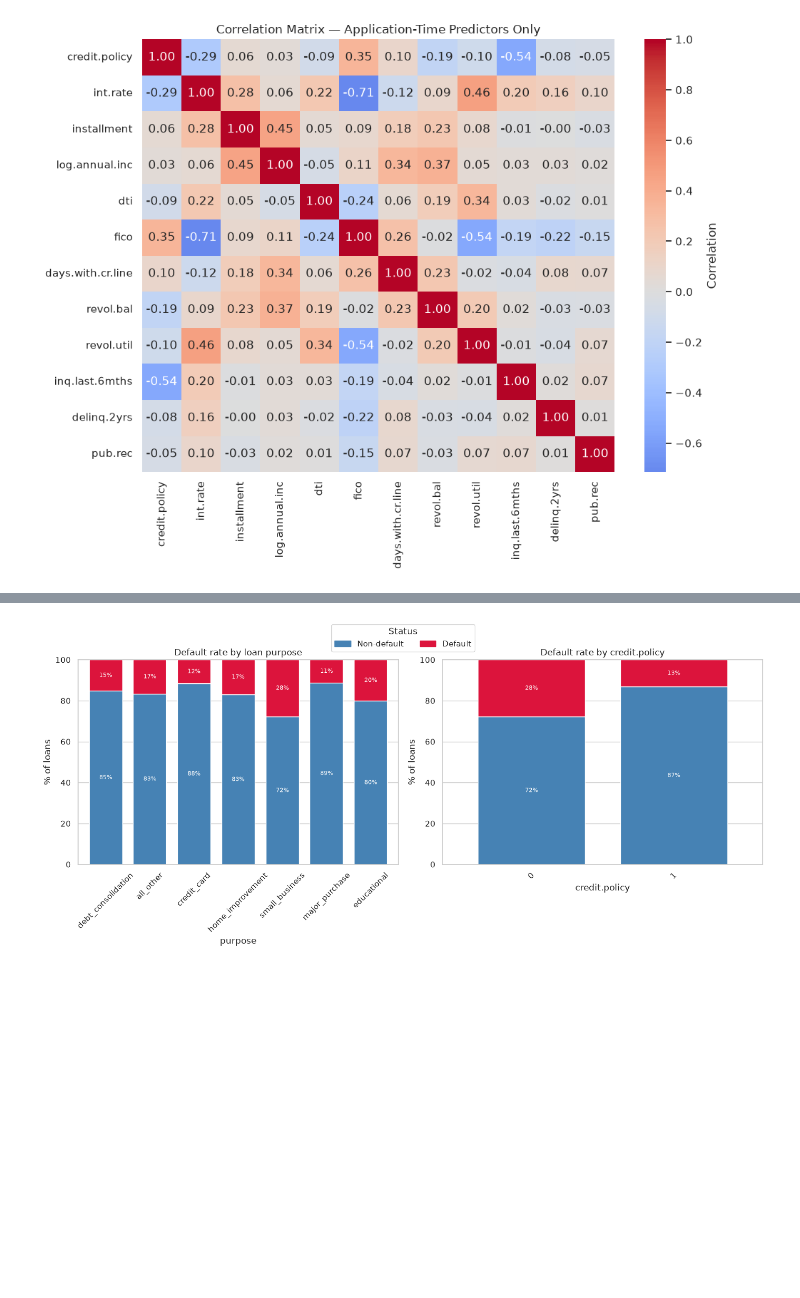
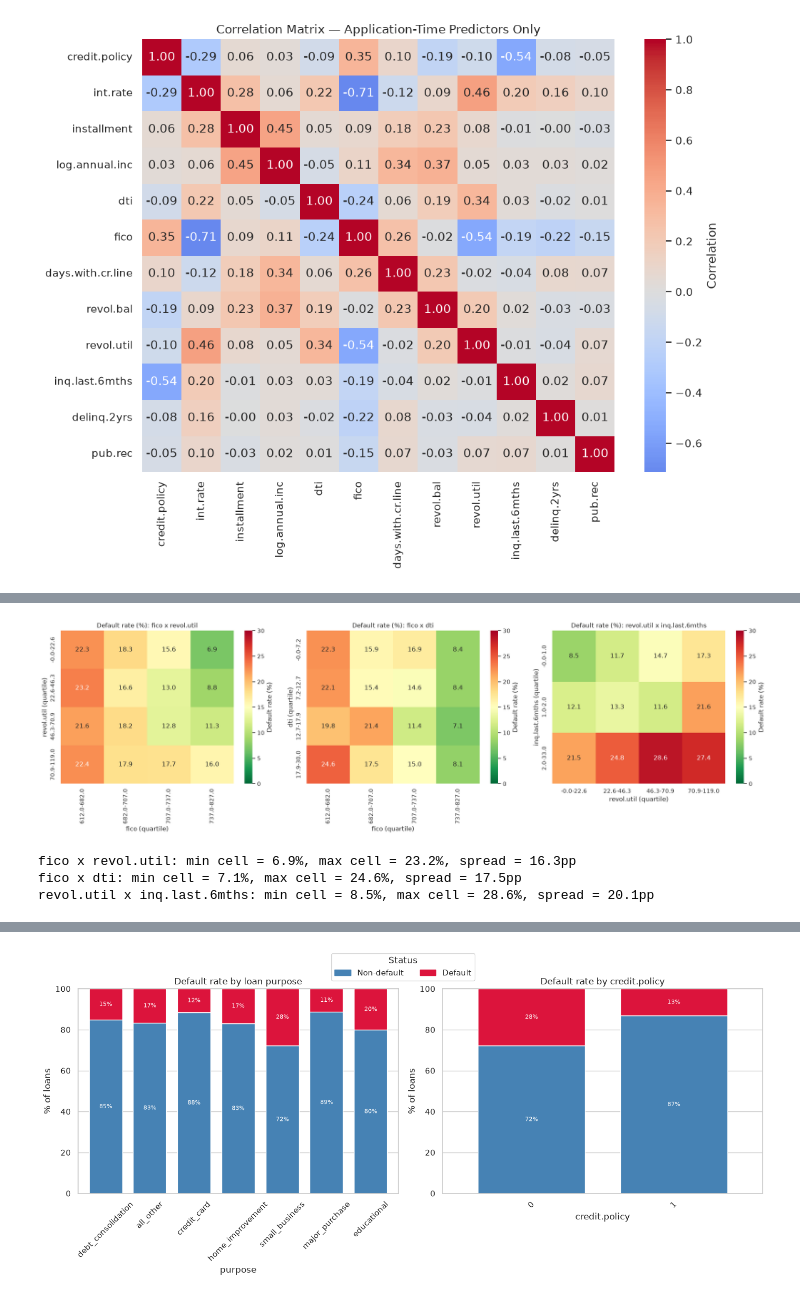
Before and after one commit to JLaniado/credit_ete_analysis, a Jupyter notebook: notebooks/Credit_Default_EDA_PCA.ipynb, the cells around one changed output, grey strips where cells are left out. Saved outputs shown, nothing was run; the diff lists cells and outputs as text; code cells hidden in the pictures; blank space fills up the shorter version.

```diff
--- a/notebooks/Credit_Default_EDA_PCA.ipynb
+++ b/notebooks/Credit_Default_EDA_PCA.ipynb
@@ -347,0 +439,32 @@ the red segment is directly the **default rate** for that bucket.
+# %%
+def bivariate_default_rate(ax, df, xcol, ycol, bins=4):
+    x_bin = pd.qcut(df[xcol], bins, duplicates='drop')
+    y_bin = pd.qcut(df[ycol], bins, duplicates='drop')
+    tab = df.groupby([y_bin, x_bin], observed=True)['default'].agg(['mean', 'count'])
+    rate = (tab['mean'] * 100).unstack()
+    n = tab['count'].unstack()
+    sns.heatmap(rate, annot=True, fmt='.1f', cmap='RdYlGn_r', vmin=0, vmax=30,
+                cbar_kws={'label': 'Default rate (%)'}, ax=ax,
+                xticklabels=[f'{iv.left:.1f}-{iv.right:.1f}' for iv in rate.columns],
+                yticklabels=[f'{iv.left:.1f}-{iv.right:.1f}' for iv in rate.index])
+    ax.set_xlabel(f'{xcol} (quartile)')
+    ax.set_ylabel(f'{ycol} (quartile)')
+    ax.set_title(f'Default rate (%): {xcol} x {ycol}')
+    return rate, n
+
+fig, axes = plt.subplots(1, 3, figsize=(20, 6))
+rate1, n1 = bivariate_default_rate(axes[0], df, 'fico', 'revol.util')
+rate2, n2 = bivariate_default_rate(axes[1], df, 'fico', 'dti')
+rate3, n3 = bivariate_default_rate(axes[2], df, 'revol.util', 'inq.last.6mths')
+plt.tight_layout()
+plt.savefig('../output/bivariate_default_rate_heatmaps.png', dpi=150, bbox_inches='tight')
+plt.show()
+
+for name, rate in [('fico x revol.util', rate1), ('fico x dti', rate2), ('revol.util x inq.last.6mths', rate3)]:
+    print(f"{name}: min cell = {rate.min().min():.1f}%, max cell = {rate.max().max():.1f}%, "
+          f"spread = {rate.max().max() - rate.min().min():.1f}pp")
+# %% [output]
+[figure, added]
+fico x revol.util: min cell = 6.9%, max cell = 23.2%, spread = 16.3pp
+fico x dti: min cell = 7.1%, max cell = 24.6%, spread = 17.5pp
+revol.util x inq.last.6mths: min cell = 8.5%, max cell = 28.6%, spread = 20.1pp
```
Also changed, not shown: parts of 7 cells of this notebook, 3 other files.
